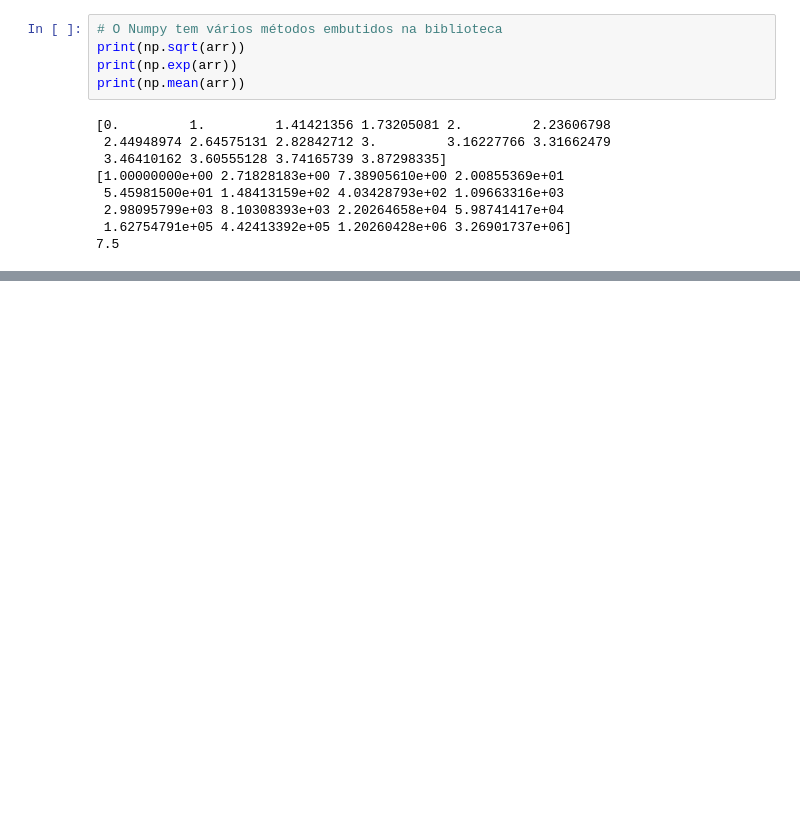
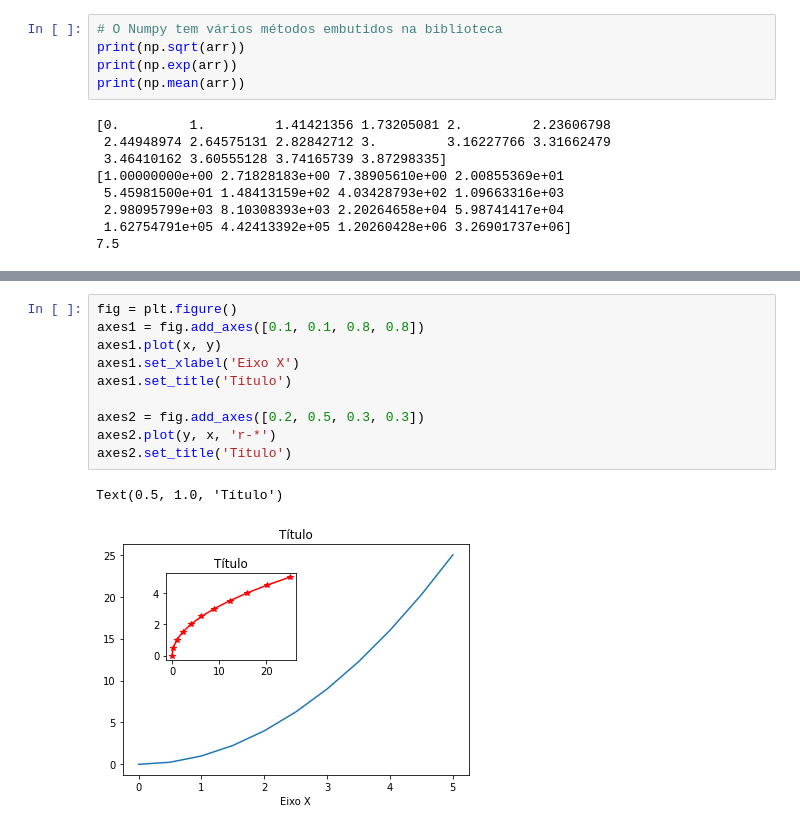
Before and after one commit to FivMeyer/Python_Studies, a Jupyter notebook: 00_basic_python.ipynb, the cells around one changed output, grey strips where cells are left out. Saved outputs shown, nothing was run; the diff lists cells and outputs as text; blank space fills up the shorter version.

```diff
--- a/00_basic_python.ipynb
+++ b/00_basic_python.ipynb
@@ -358,0 +1648,13 @@ print(np.mean(arr))
+# %%
+fig = plt.figure()
+axes1 = fig.add_axes([0.1, 0.1, 0.8, 0.8])
+axes1.plot(x, y)
+axes1.set_xlabel('Eixo X')
+axes1.set_title('Título')
+
+axes2 = fig.add_axes([0.2, 0.5, 0.3, 0.3])
+axes2.plot(y, x, 'r-*')
+axes2.set_title('Título')
+# %% [output]
+Text(0.5, 1.0, 'Título')
+[figure, added]
```
Also changed, not shown: parts of 170 cells of this notebook, 6 other files.
